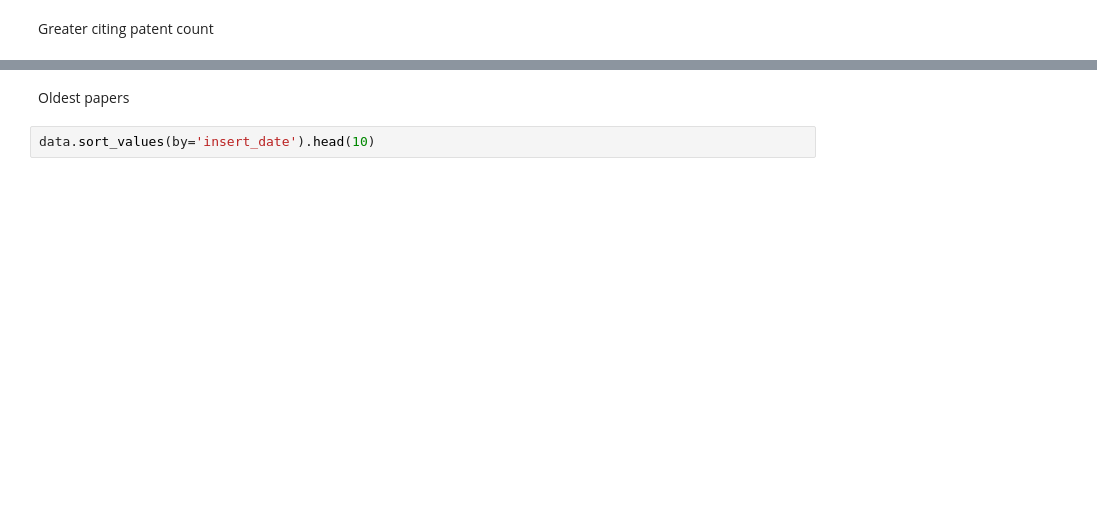
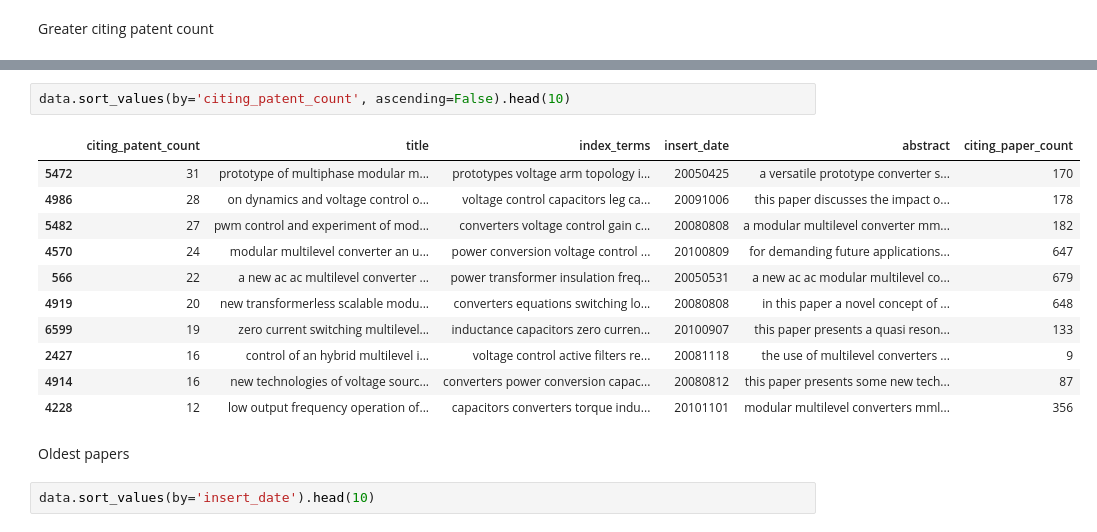
Before and after one commit to pabloajimenezc/SOTA, a Jupyter notebook: notebooks/02_data_preprocessing.ipynb, the cells around one changed output, grey strips where cells are left out. Cells and saved outputs as stored; diff of their text form; blank space fills up the shorter version.

```diff
--- a/notebooks/02_data_preprocessing.ipynb
+++ b/notebooks/02_data_preprocessing.ipynb
@@ -470,3 +455,17 @@ array(['prototype of multiphase modular multilevel converter with 2 mw power rat
+# %%
+data.sort_values(by='citing_patent_count', ascending=False).head(10)
+# %% [output]
+|  | citing_patent_count | title | index_terms | insert_date | abstract | citing_paper_count |
+| 5472 | 31 | prototype of multiphase modular m... | prototypes voltage arm topology i... | 20050425 | a versatile prototype converter s... | 170 |
+| 4986 | 28 | on dynamics and voltage control o... | voltage control capacitors leg ca... | 20091006 | this paper discusses the impact o... | 178 |
+| 5482 | 27 | pwm control and experiment of mod... | converters voltage control gain c... | 20080808 | a modular multilevel converter mm... | 182 |
+| 4570 | 24 | modular multilevel converter an u... | power conversion voltage control ... | 20100809 | for demanding future applications... | 647 |
+| 566 | 22 | a new ac ac multilevel converter ... | power transformer insulation freq... | 20050531 | a new ac ac modular multilevel co... | 679 |
+| 4919 | 20 | new transformerless scalable modu... | converters equations switching lo... | 20080808 | in this paper a novel concept of ... | 648 |
+| 6599 | 19 | zero current switching multilevel... | inductance capacitors zero curren... | 20100907 | this paper presents a quasi reson... | 133 |
+| 2427 | 16 | control of an hybrid multilevel i... | voltage control active filters re... | 20081118 | the use of multilevel converters ... | 9 |
+| 4914 | 16 | new technologies of voltage sourc... | converters power conversion capac... | 20080812 | this paper presents some new tech... | 87 |
+| 4228 | 12 | low output frequency operation of... | capacitors converters torque indu... | 20101101 | modular multilevel converters mml... | 356 |
 # %% [markdown]
 Oldest papers
 # %%
```
Also changed, not shown: parts of 20 cells of this notebook, 6 other files.
